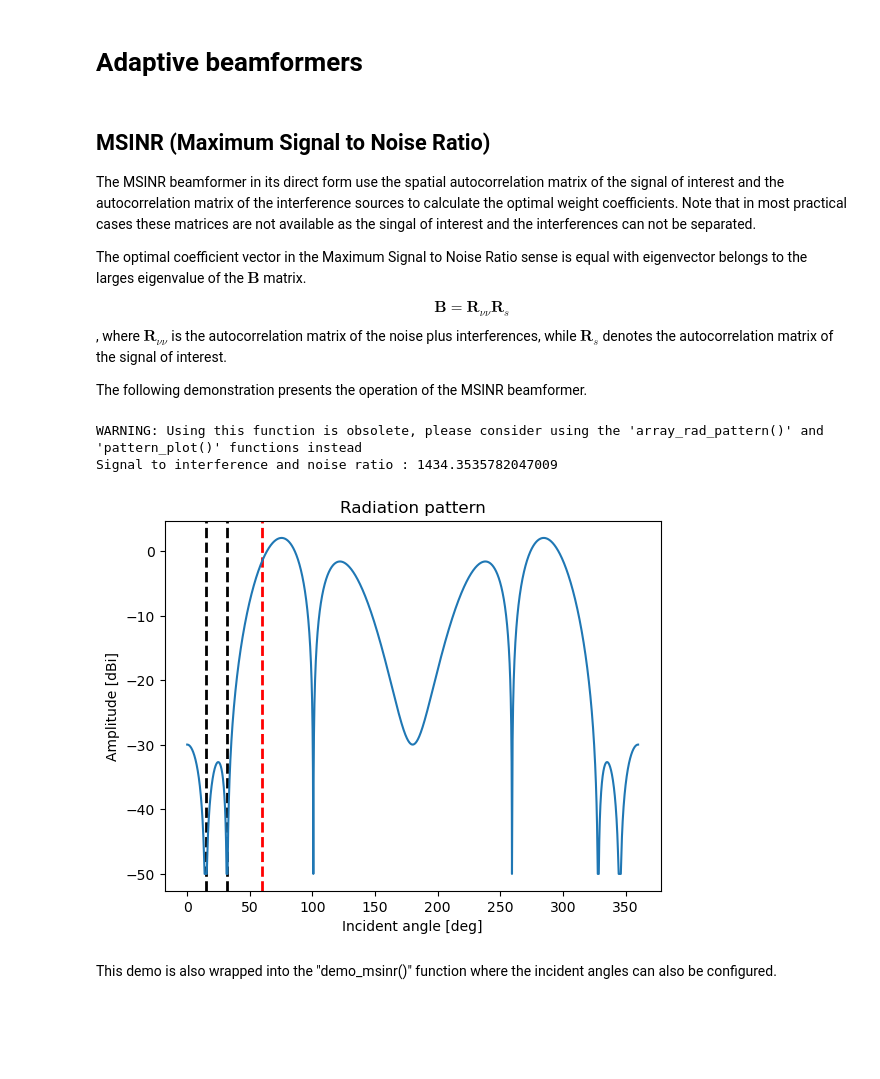
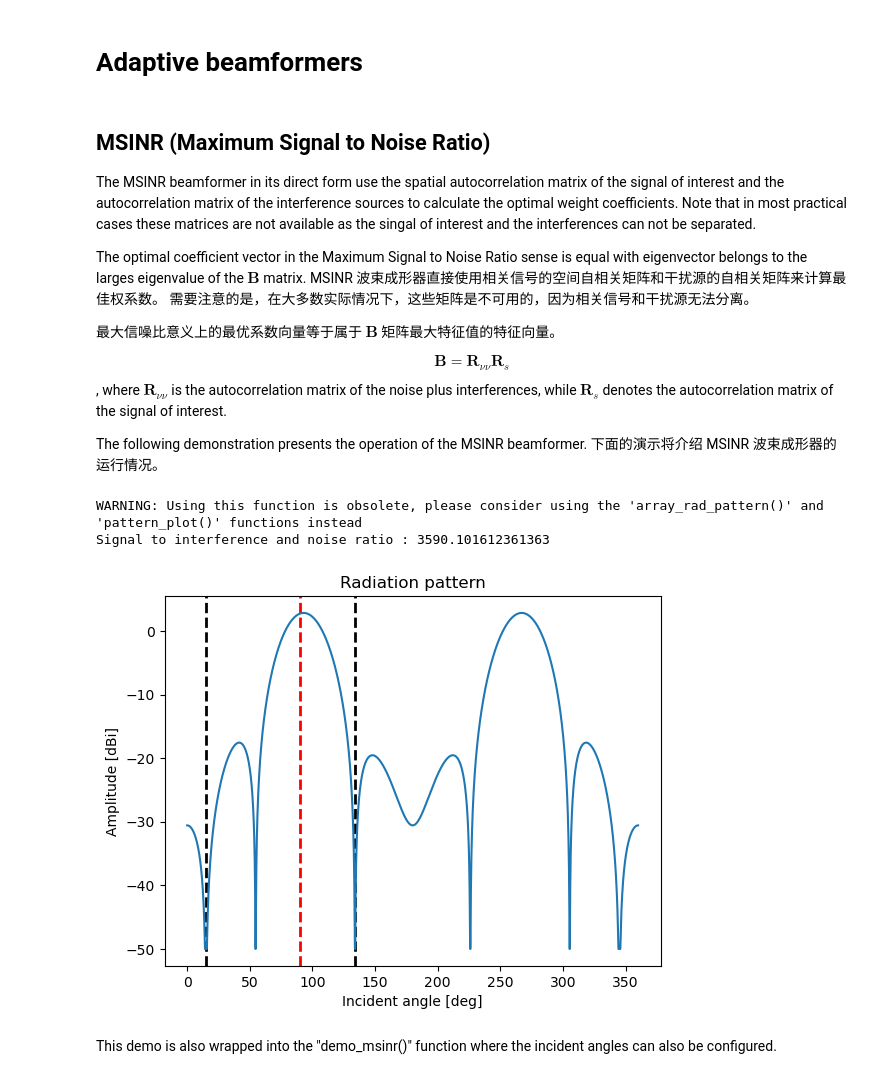
Before and after one commit to kinggaingain/pyArgus, a Jupyter notebook: nb_beamform.ipynb, the cells around one changed output. Drawn from its saved outputs; the diff is of its cells as text; code cells hidden in the pictures; blank space fills up the shorter version.

```diff
--- a/nb_beamform.ipynb
+++ b/nb_beamform.ipynb
@@ -133,28 +136,34 @@ The MSINR beamformer in its direct form use the spatial autocorrelation matrix o
 Note that in most practical cases these matrices are not available as the singal of interest and the interferences can not be separated.
 
 The optimal coefficient vector in the Maximum Signal to Noise Ratio sense is equal with eigenvector belongs to the larges eigenvalue of the $\textbf{B}$ matrix.
+MSINR 波束成形器直接使用相关信号的空间自相关矩阵和干扰源的自相关矩阵来计算最佳权系数。
+需要注意的是，在大多数实际情况下，这些矩阵是不可用的，因为相关信号和干扰源无法分离。
+
+最大信噪比意义上的最优系数向量等于属于 $\textbf{B}$ 矩阵最大特征值的特征向量。
 
 $$\textbf{B} = \textbf{R}_{\nu\nu} \textbf{R}_{s}$$,
 where $\textbf{R}_{\nu\nu}$ is the autocorrelation matrix of the noise plus interferences, while $\textbf{R}_{s}$ denotes the autocorrelation matrix of the signal of interest.
 
 The following demonstration presents the operation of the MSINR beamformer.
+下面的演示将介绍 MSINR 波束成形器的运行情况。
 # %%
-theta_soi = 60  # Incident angle of the signal of interest
-theta_interf = np.array([15,32])  # Incident angles of the interferences
-
+# 定义了信号的入射角度 theta_soi 以及干扰信号的入射角度 theta_interf。
+theta_soi = 90  # Incident angle of the signal of interest
+theta_interf = np.array([15,134])  # Incident angles of the interferences
+# 设置了噪声方差 Pnoise、天线元素之间距离 d、天线元素数量 N。
 Pnoise   = 0.001              # noise variance
 d        = 0.5                # distance between antenna elements [lambda]
 N        = 4                  # number of antenna elements
 
 i = np.arange(N)
 
-# Create array response vector for SOI
+# Create array response vector for SOI 创建了用于信号自相关矩阵 Rss 的信号阵列响应向量 aS，以及用于干扰信号自相关矩阵 Rnunu 的干扰信号阵列响应向量 aI。
 aS = np.exp(i*1j*2*np.pi*d*np.cos(np.deg2rad(theta_soi)))
 aS = np.matrix(aS).reshape(N,1)
-# Create SOI autocorrelation matrix
+# Create SOI autocorrelation matrix 计算了信号自相关矩阵和干扰信号自相关矩阵。
 Rss = aS * aS.getH()
 
-# Create interference autocorrelation matrix
+# Create interference autocorrelation matrix 创建了噪声自相关矩阵
 Rnunu = np.matrix(np.zeros((N,N)))
 
 for k in np.arange(np.size(theta_interf)):
@@ -162,38 +171,42 @@ for k in np.arange(np.size(theta_interf)):
     aI = np.matrix(aI).reshape(N,1)
 
     # Create interference autocorrelation matrix ( interferece signals are not correlated )
+    # 将干扰信号自相关矩阵和噪声自相关矩阵相加得到噪声加干扰信号自相关矩阵
     Rnunu = Rnunu + aI * aI.getH()
 
 # Create noise autocorrelation matrix
+
 Rnn = np.matrix(np.eye(N)) * Pnoise
 
 # Create noise + interferences autocorr matrix (interferences and thermal noise are not correlated)
 Rnunu = Rnunu + Rnn
 
+# 绘制了相关的图形，标记了信号和干扰信号的入射角度。
 # a figure instance to plot on
 figure = plt.figure()
 
 # create an axis
 ax = figure.add_subplot(111)
 
 # mark incident angles on the figure
 ax.axvline(linestyle = '--',linewidth = 2,color = 'r',x = theta_soi)
 
 for k in np.arange(np.size(theta_interf)):
     ax.axvline(linestyle = '--',linewidth = 2,color = 'black',x = theta_interf[k])
 
 
 #Calculate MSINR solution
+# 使用 MSINR（最大信干比）算法计算了波束形成权重 w_msinr 以及信干比 SINR。
 SINR,w_msinr = bf.MSINR_beamform(Rss,Rnunu)
 w_msinr /= np.sqrt(np.dot(w_msinr,w_msinr.conj()))
-
+# 根据计算得到的波束形成权重绘制了阵列的方向图，并打印出信干比。
 p_array_alignment = np.array(([0.5, 1, 1.5, 2],[0, 0, 0, 0]))
 pattern = array_rad_pattern_plot(w = w_msinr,axes = ax, array_alignment = p_array_alignment)
 print('Signal to interference and noise ratio :',np.abs(SINR))
 # %% [output]
 WARNING: Using this function is obsolete, please consider using the 'array_rad_pattern()' and 'pattern_plot()' functions instead
-Signal to interference and noise ratio : 1434.3535782047009
+Signal to interference and noise ratio : 3590.101612361363
-[figure, old version]
+[figure, new version]
 # %% [markdown]
 This demo is also wrapped into the "demo_msinr()" function where the incident angles can also be configured.
 # %%
```
Also changed, not shown: parts of 6 cells of this notebook, 7 other files.
